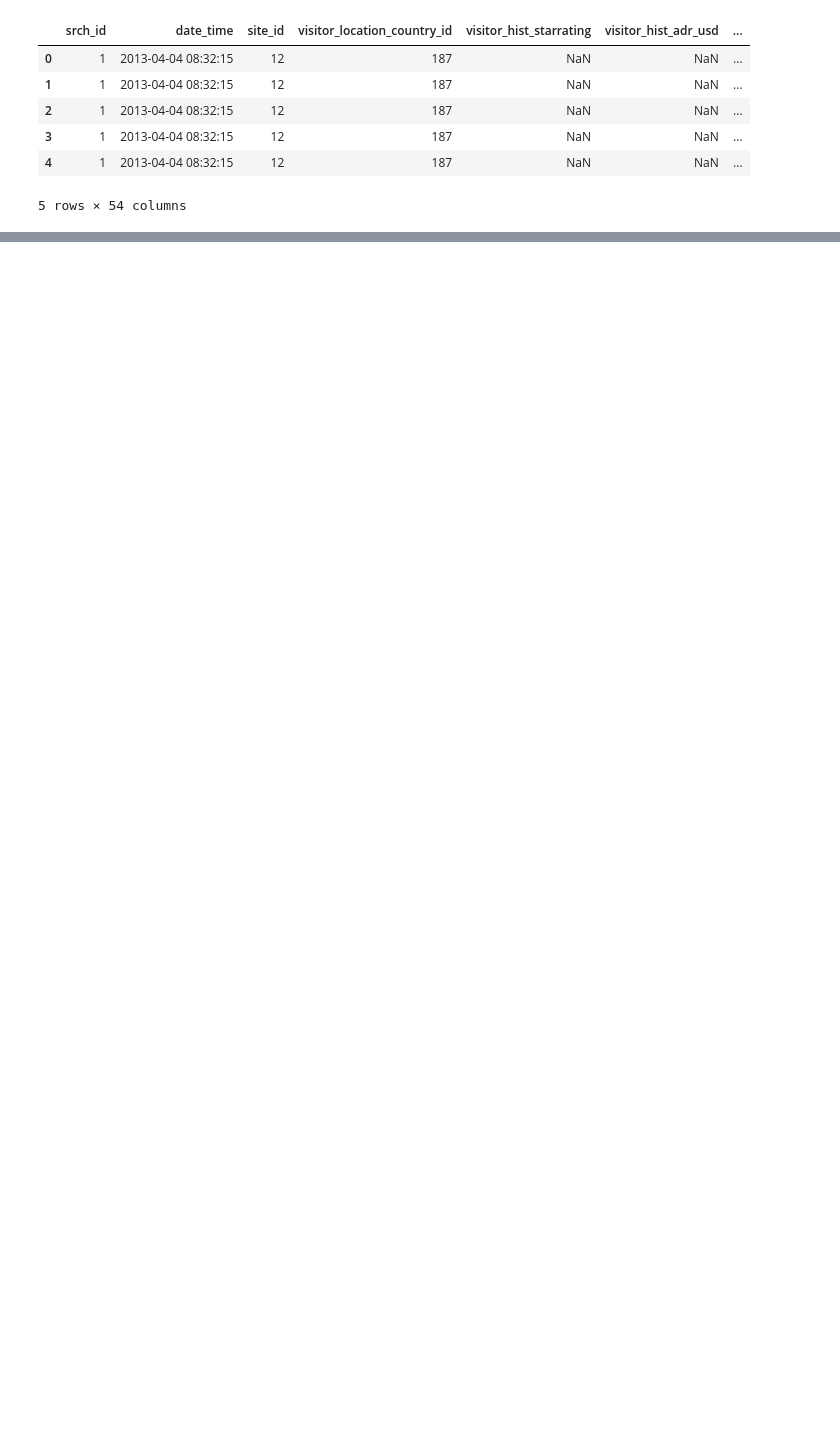
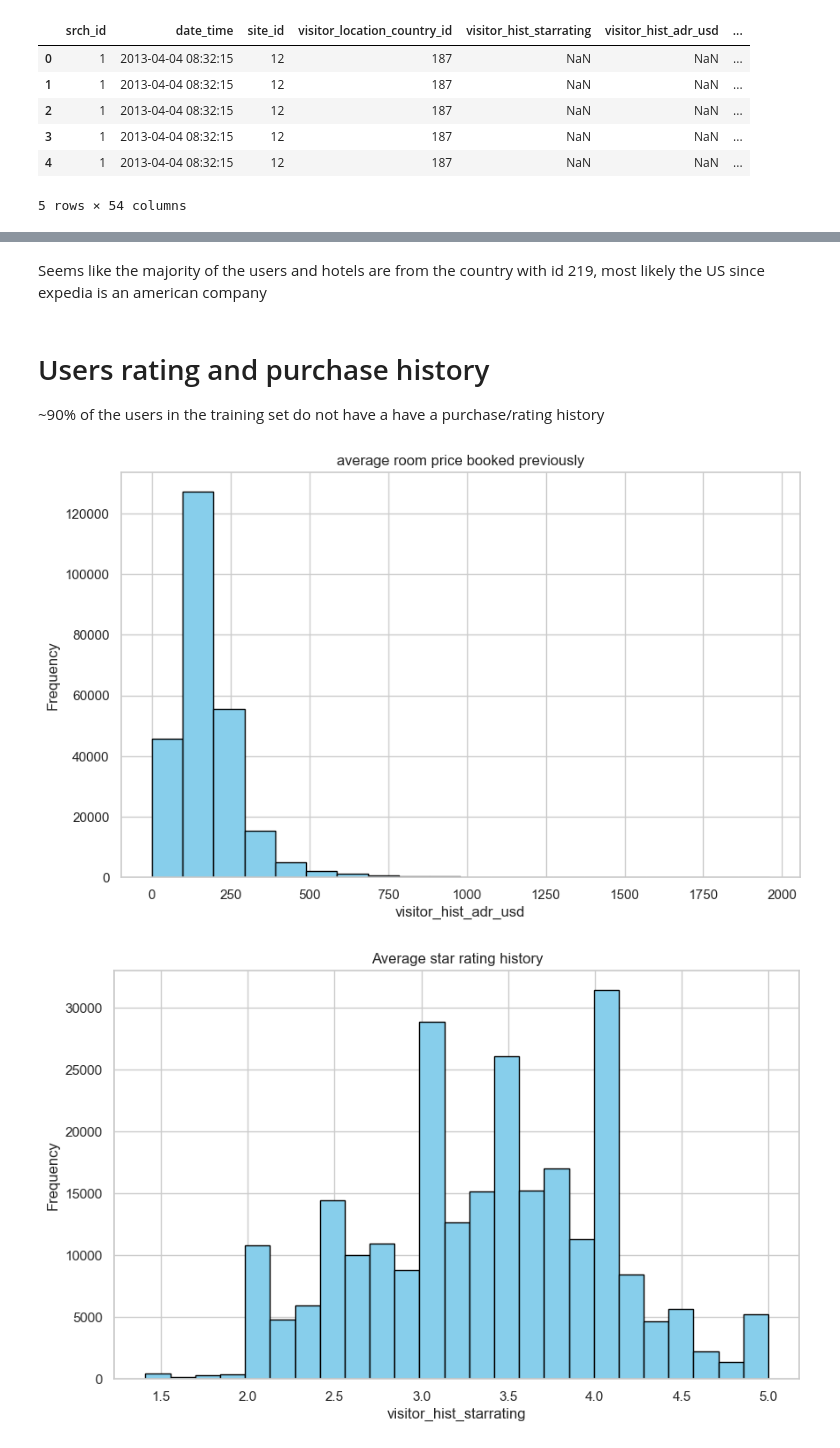
Before and after one commit to Leodom01/X_400108-DataMiningTechniques, a Jupyter notebook: EDA.ipynb, the cells around one changed output, grey strips where cells are left out. Cells and saved outputs as stored; diff of their text form; code cells hidden in the pictures; blank space fills up the shorter version.

```diff
--- a/EDA.ipynb
+++ b/EDA.ipynb
@@ -36,0 +128,24 @@ df.drop(columns=drop_columns, inplace=True)
+# %% [markdown]
+Seems like the majority of the users and hotels are from the country with id 219, most likely the US since expedia is an american company
+# %% [markdown]
+# Users rating and purchase history
+~90% of the users in the training set do not have a have a purchase/rating history
+# %%
+plt.figure(figsize=(10, 6))
+plt.hist(df['visitor_hist_adr_usd'], bins=20, color='skyblue', edgecolor='black')
+plt.title('average room price booked previously')
+plt.xlabel('visitor_hist_adr_usd')
+plt.ylabel('Frequency')
+plt.grid(True)
+plt.show()
+
+plt.figure(figsize=(10, 6))
+plt.hist(df['visitor_hist_starrating'], bins=25, color='skyblue', edgecolor='black')
+plt.title('Average star rating history')
+plt.xlabel('visitor_hist_starrating')
+plt.ylabel('Frequency')
+plt.grid(True)
+plt.show()
+# %% [output]
+[figure, added]
+[figure, added]
```
Also changed, not shown: parts of 22 cells of this notebook.
